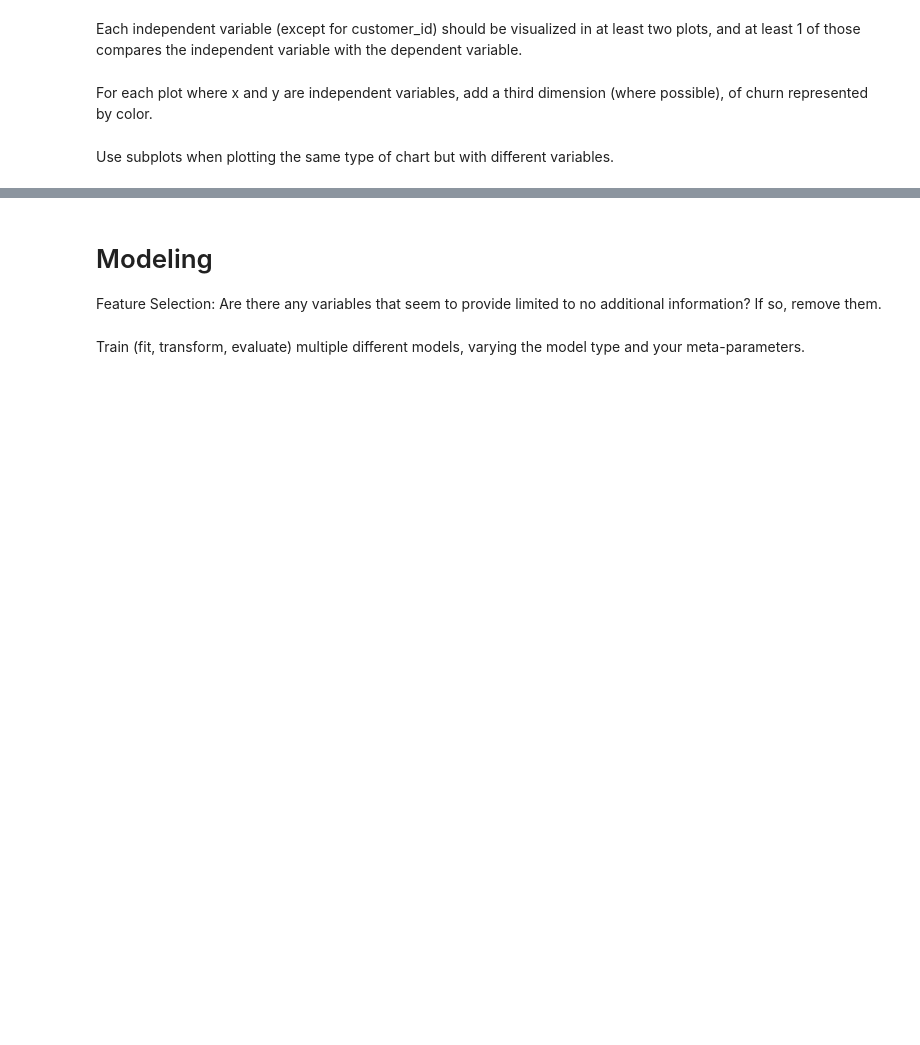
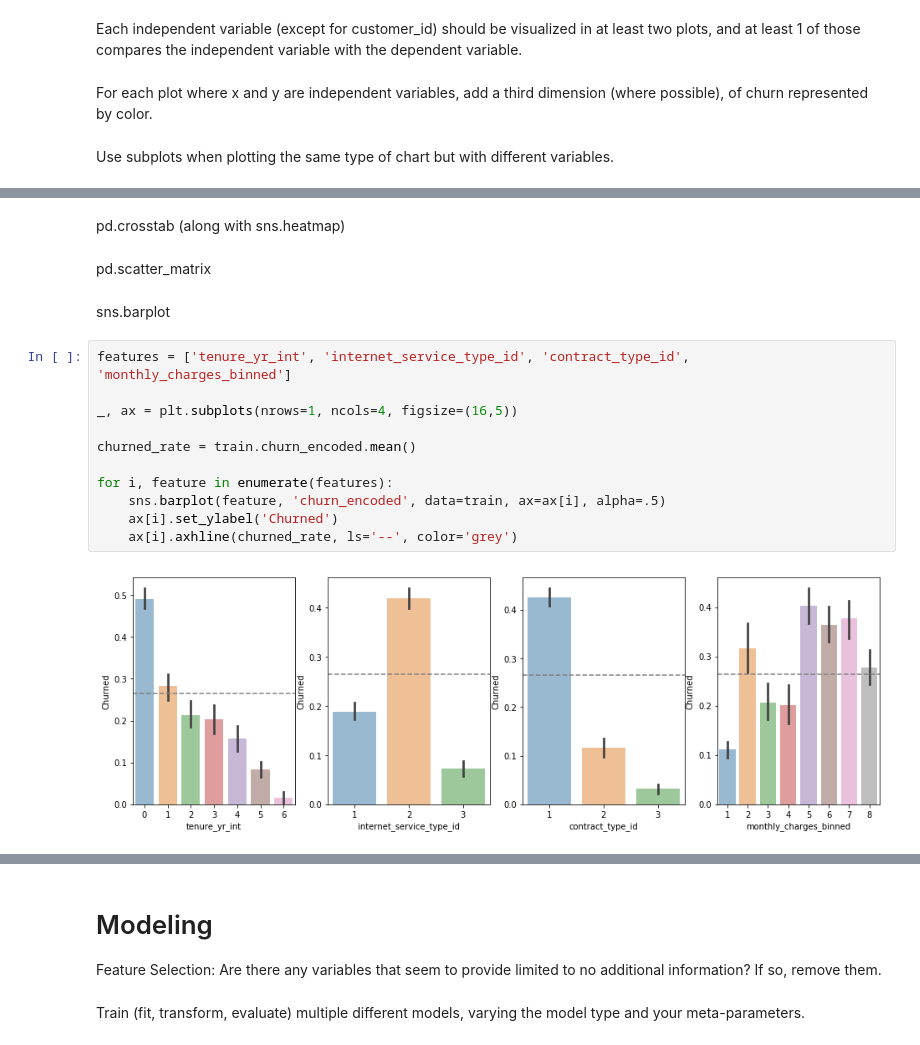
Before and after one commit to codeup-classification-project-ada/Classification, a Jupyter notebook: Codeup_Classification_Project_Ada_JB.ipynb, the cells around one changed output, grey strips where cells are left out. Cells and saved outputs as stored; diff of their text form; blank space fills up the shorter version.

```diff
--- a/Codeup_Classification_Project_Ada_JB.ipynb
+++ b/Codeup_Classification_Project_Ada_JB.ipynb
@@ -660,0 +702,19 @@ Summarize your conclusions, provide clear answers to the specific questions, and
+# %% [markdown]
+pd.crosstab (along with sns.heatmap)
+# %% [markdown]
+pd.scatter_matrix
+# %% [markdown]
+sns.barplot
+# %%
+features = ['tenure_yr_int', 'internet_service_type_id', 'contract_type_id', 'monthly_charges_binned']
+
+_, ax = plt.subplots(nrows=1, ncols=4, figsize=(16,5))
+
+churned_rate = train.churn_encoded.mean()
+
+for i, feature in enumerate(features):
+    sns.barplot(feature, 'churn_encoded', data=train, ax=ax[i], alpha=.5)
+    ax[i].set_ylabel('Churned')
+    ax[i].axhline(churned_rate, ls='--', color='grey')
+# %% [output]
+[figure, added]
```
Also changed, not shown: parts of 75 cells of this notebook.
